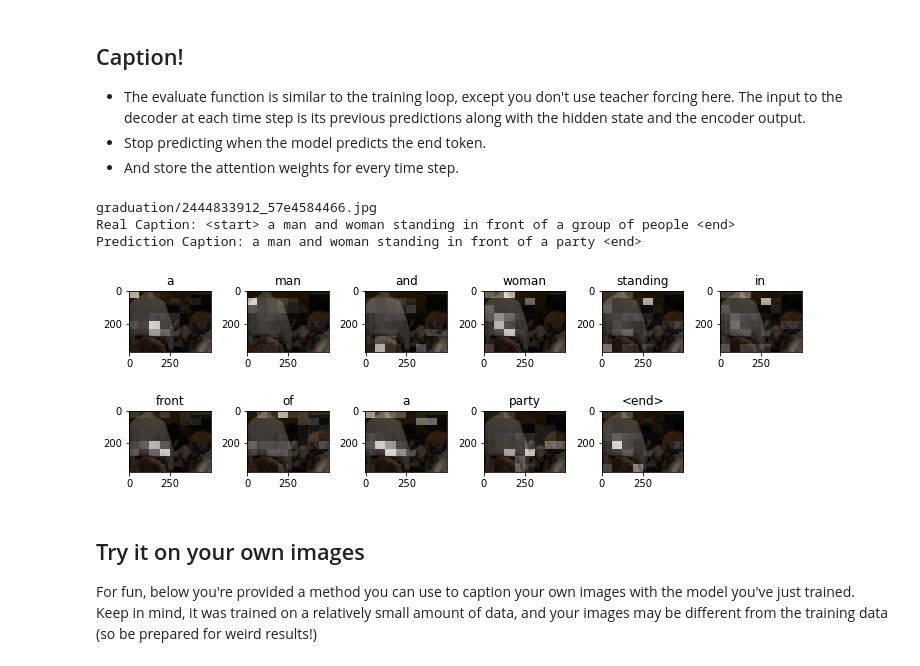
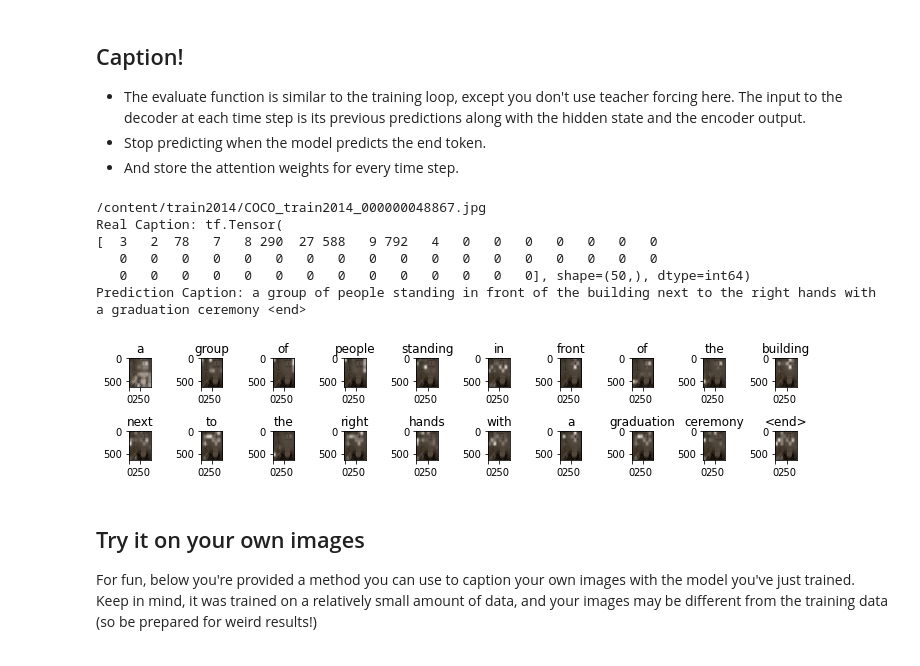
Before and after one commit to lucaswamser/imageDescriptionModels, a Jupyter notebook: attention_model.ipynb, the cells around one changed output. Drawn from its saved outputs; the diff is of its cells as text; code cells hidden in the pictures.

```diff
--- a/attention_model.ipynb
+++ b/attention_model.ipynb
@@ -38,7 +34,7 @@ Mounted at /content/drive
 # %%
 !tar xf /content/drive/MyDrive/Colab\ Notebooks/datasets/dataset.tar.gz
 # %%
-with open("/content/dataset_geral.json", 'r') as f:
+with open("/content/dataset.json", 'r') as f:
     dataset_all = json.load(f)
 # %%
 train_images = []
@@ -191,20 +187,20 @@ print(len(img_keys))
 #slice_index = int(len(img_keys)*0.8)
 #img_name_train_keys, img_name_val_keys = img_keys[:slice_index], img_keys[slice_index:]
 
-img_name_train = []
-cap_train = []
-for imgt in list(set(train_images)):
+img_name_all = []
+cap_all = []
+for imgt in img_keys:
     #print(imgt)
     #if imgt in train_images and not imgt in test_images:
       capt_len = len(img_to_cap_vector[imgt])
-      img_name_train.extend([imgt] * capt_len)
-      cap_train.extend(img_to_cap_vector[imgt])
+      img_name_all.extend([imgt] * capt_len)
+      cap_all.extend(img_to_cap_vector[imgt])
 
-img_name_val = []
-cap_val = []
-for imgv in list(set(test_images)):
+#img_name_val = []
+#cap_val = []
+#for imgv in list(set(test_images)):
   #if imgv in test_images and not imgv in train_images:
-    capv_len = len(img_to_cap_vector[imgv])
-    img_name_val.extend([imgv] * capv_len)
-    cap_val.extend(img_to_cap_vector[imgv])
+    #capv_len = len(img_to_cap_vector[imgv])
+    #img_name_val.extend([imgv] * capv_len)
+    #cap_val.extend(img_to_cap_vector[imgv])
 # %% [output]
@@ -216,3 +208,15 @@ print(len(train_images))
+# %%
+img_name_train = []
+cap_train = []
+img_name_val = []
+cap_val = []
+for im_name,im_cap in list(zip(img_name_all,cap_all)):
+  if (im_name in train_images ):
+    img_name_train.append(im_name)
+    cap_train.append(im_cap)
+  else:
+    img_name_val.append(im_name)
+    cap_val.append(im_cap)
 # %%
 len(img_name_train), len(cap_train), len(img_name_val), len(cap_val)
 # %% [output]
@@ -558,19 +566,22 @@ def plot_attention(image, result, attention_plot):
 # %%
 # captions on the validation set
 rid = np.random.randint(0, len(img_name_val))
-image = img_name_vector2[rid]
+image = img_name_val[rid]
 print(image)
-real_caption = train_captions2[rid]
+real_caption = cap_val[rid]
 result, attention_plot = evaluate(image)
 
 print('Real Caption:', real_caption)
 print('Prediction Caption:', ' '.join(result))
 plot_attention(image, result, attention_plot)
 # %% [output]
-graduation/2444833912_57e4584466.jpg
-Real Caption: <start> a man and woman standing in front of a group of people <end>
-Prediction Caption: a man and woman standing in front of a party <end>
+/content/train2014/COCO_train2014_000000048867.jpg
+Real Caption: tf.Tensor(
+[  3   2  78   7   8 290  27 588   9 792   4   0   0   0   0   0   0   0
+   0   0   0   0   0   0   0   0   0   0   0   0   0   0   0   0   0   0
+   0   0   0   0   0   0   0   0   0   0   0   0   0   0], shape=(50,), dtype=int64)
+Prediction Caption: a group of people standing in front of the building next to the right hands with a graduation ceremony <end>
-[figure, old version]
+[figure, new version]
 # %% [markdown]
 ## Try it on your own images
 
```
Also changed, not shown: parts of 13 cells of this notebook.
